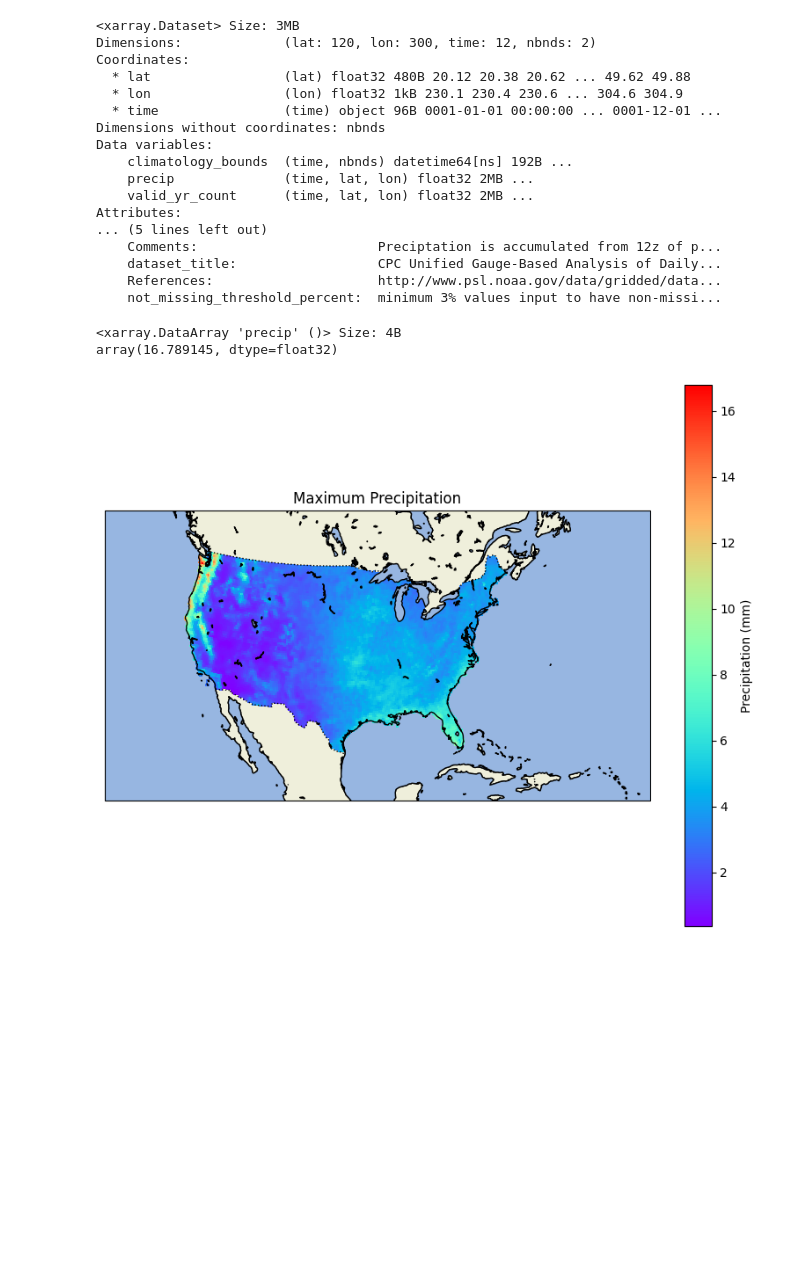
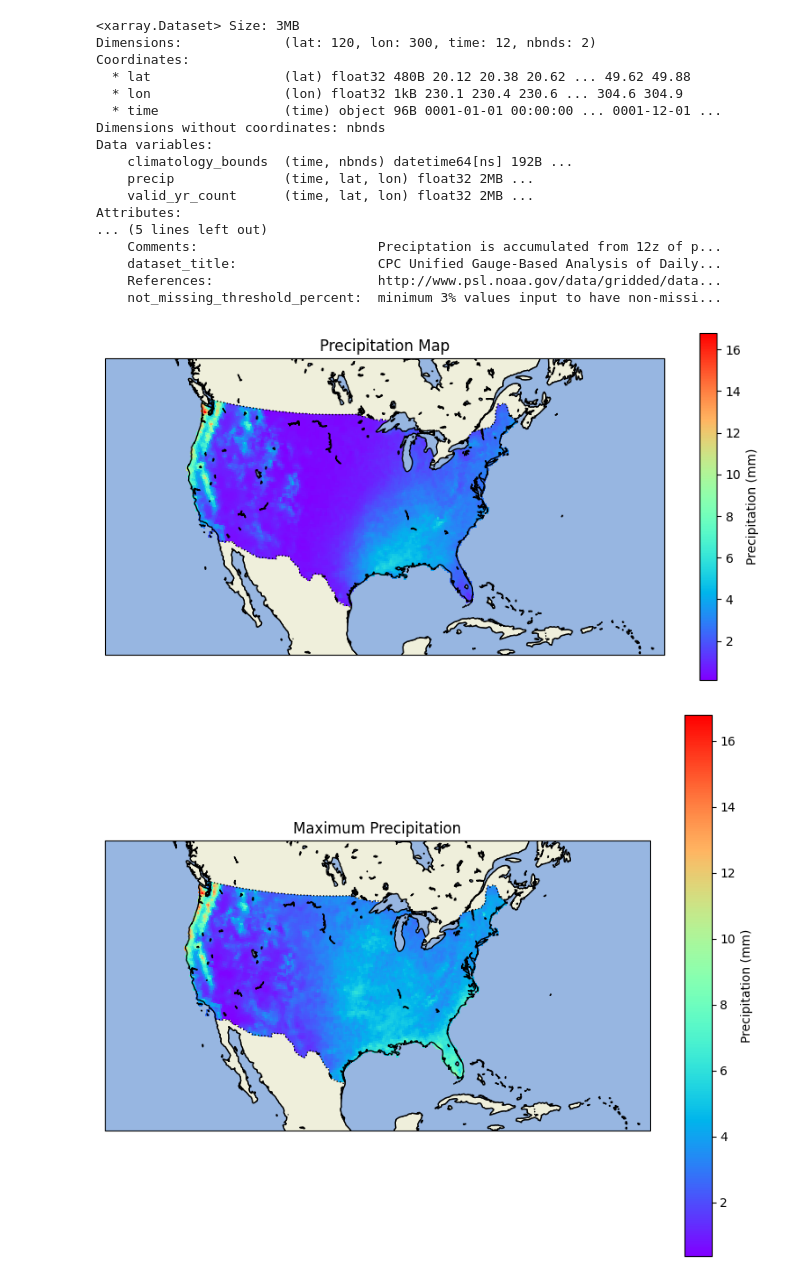
Before and after one commit to Kduff2/LandslideProject, a Jupyter notebook: term_paper.ipynb, the cells around one changed output. Saved outputs shown, nothing was run; the diff lists cells and outputs as text; code cells hidden in the pictures; blank space fills up the shorter version.

```diff
--- a/term_paper.ipynb
+++ b/term_paper.ipynb
@@ -220,13 +220,39 @@ Attributes:
     dataset_title:                  CPC Unified Gauge-Based Analysis of Daily...
     References:                     http://www.psl.noaa.gov/data/gridded/data...
     not_missing_threshold_percent:  minimum 3% values input to have non-missi...
-# %%
-precip = data['precip']
-max_precip = precip.max()
-max_precip
-# %% [output]
-<xarray.DataArray 'precip' ()> Size: 4B
-array(16.789145, dtype=float32)
+# %%
+
+import matplotlib.pyplot as plt
+import cartopy.crs as ccrs
+import cartopy.feature as cfeature
+
+# Set up the map projection and figure
+fig = plt.figure(figsize=(10, 5))
+ax = fig.add_subplot(1, 1, 1, projection=ccrs.AlbersEqualArea(central_longitude=-99, central_latitude=35))
+
+# Add features to the map
+ax.add_feature(cfeature.LAND, edgecolor='black')
+ax.add_feature(cfeature.OCEAN)
+ax.add_feature(cfeature.COASTLINE)
+ax.add_feature(cfeature.BORDERS, linestyle=':')
+ax.add_feature(cfeature.LAKES, edgecolor='black')
+
+# Plot precipitation data
+pc = ax.pcolormesh(lon, lat, precip[0, :, :], transform=ccrs.PlateCarree(), cmap='rainbow', shading='auto')
+
+# Add a colorbar
+cbar = plt.colorbar(pc, ax=ax, orientation='vertical')
+cbar.set_label('Precipitation (mm)')
+
+# Set the title and labels
+ax.set_title('Precipitation Map')
+ax.set_xlabel('Longitude')
+ax.set_ylabel('Latitude')
+
+# Show the plot
+plt.show()
+# %% [output]
+[figure, added]
 # %%
 
 import matplotlib.pyplot as plt
```
Also changed, not shown: parts of 1 cell of this notebook.
